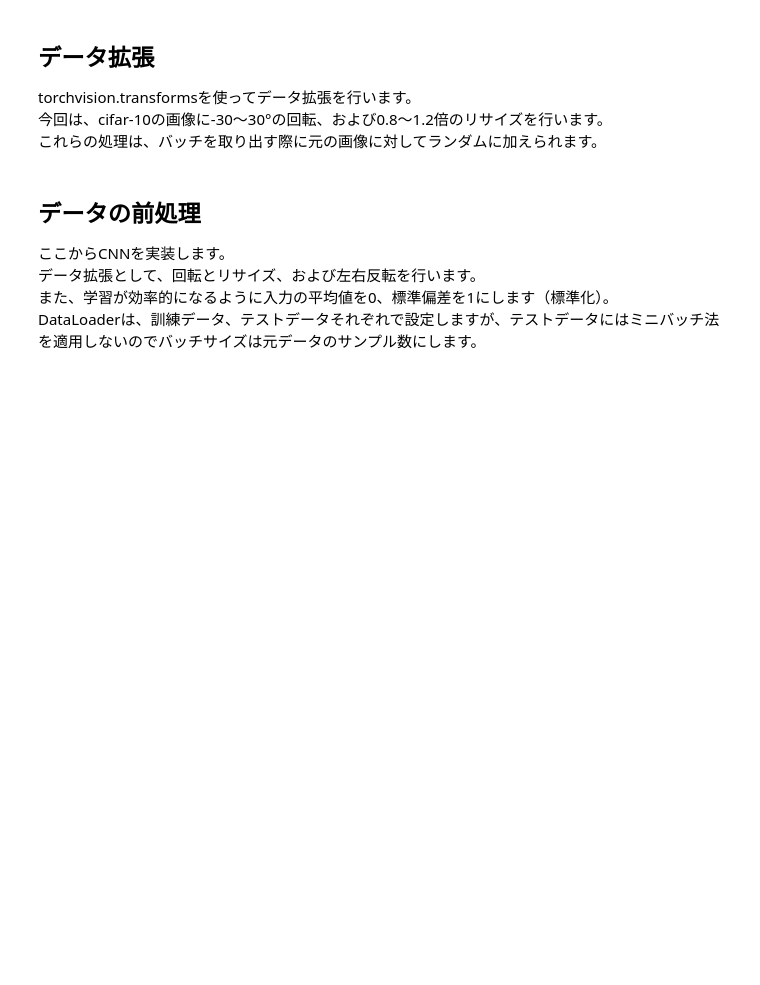
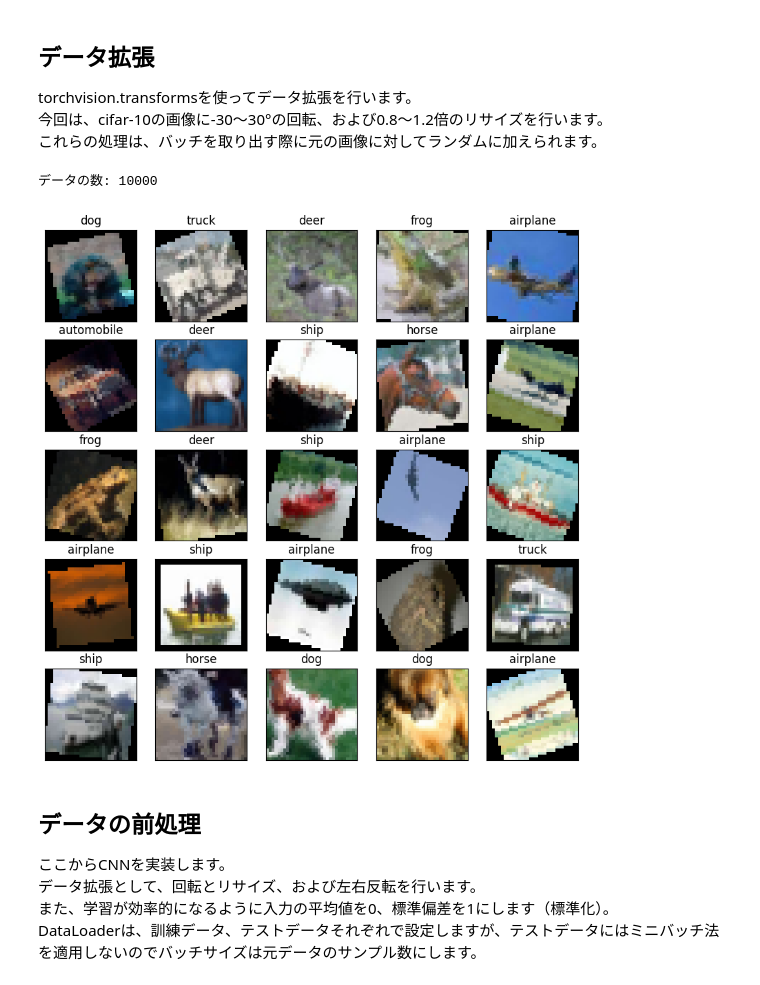
Before and after one commit to keipero/git_test, a Jupyter notebook: lecture4/cnn.ipynb, the cells around one changed output. Cells and saved outputs as stored; diff of their text form; code cells hidden in the pictures; blank space fills up the shorter version.

```diff
--- a/lecture4/cnn.ipynb
+++ b/lecture4/cnn.ipynb
@@ -48,33 +48,36 @@ torchvision.transformsを使ってデータ拡張を行います。
 # %%
 from torchvision.datasets import CIFAR10
 import torchvision.transforms as transforms
 from torch.utils.data import DataLoader
 import numpy as np
 import matplotlib.pyplot as plt
 
 transform = transforms.Compose([transforms.RandomAffine([-30, 30], scale=(0.8, 1.2)),  # 回転とリサイズ
                                 transforms.ToTensor()])
 cifar10_data = CIFAR10(root="./data",
                        train=False,download=True,
                        transform=transform)
 cifar10_classes = np.array(["airplane", "automobile", "bird", "cat", "deer",
                             "dog", "frog", "horse", "ship", "truck"])
 print("データの数:", len(cifar10_data))
 
 n_image = 25  # 表示する画像の数
 cifar10_loader = DataLoader(cifar10_data, batch_size=n_image, shuffle=True)
 dataiter = iter(cifar10_loader)  # イテレータ
-images, labels = dataiter.next()  # 最初のバッチを取り出す
+images, labels = next(dataiter)  # 最初のバッチを取り出す
 
 plt.figure(figsize=(10,10))  # 画像の表示サイズ
 for i in range(n_image):
     plt.subplot(5,5,i+1)
     plt.imshow(np.transpose(images[i], (1, 2, 0)))  # チャンネルを一番後ろに
     label = cifar10_classes[labels[i]]
     plt.title(label)
     plt.tick_params(labelbottom=False, labelleft=False, bottom=False, left=False)  # ラベルとメモリを非表示に
 
 plt.show()
+# %% [output]
+データの数: 10000
+[figure, added]
 # %% [markdown]
 ## データの前処理
 ここからCNNを実装します。
```
Also changed, not shown: parts of 6 cells of this notebook.
